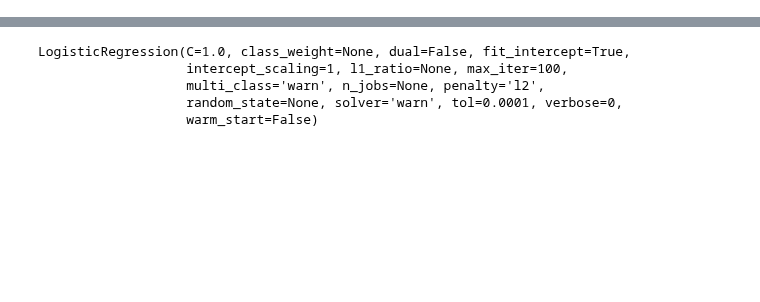
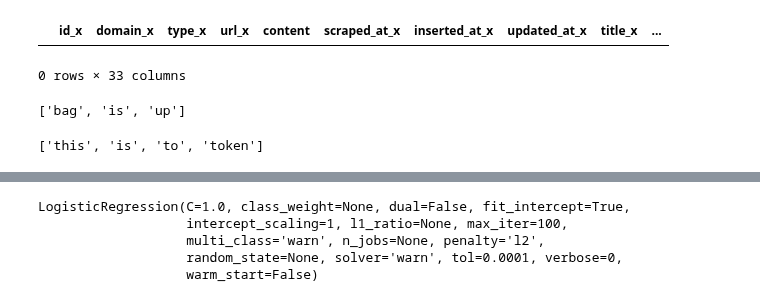
Before and after one commit to SystemOut1324/Datascience_Final_Project, a Jupyter notebook: Appendix/Manual/Setup_pred_Nikolaj.ipynb, the cells around one changed output, grey strips where cells are left out. Drawn from its saved outputs; the diff is of its cells as text; code cells hidden in the pictures; blank space fills up the shorter version.

```diff
--- a/Appendix/Manual/Setup_pred_Nikolaj.ipynb
+++ b/Appendix/Manual/Setup_pred_Nikolaj.ipynb
@@ -329,0 +77,2 @@ import multiprocessing
+# %%
+df_Uniq = df.loc[~df.index.isin(dupidx_lst)]
@@ -329,0 +103,40 @@ import multiprocessing
+# %%
+#USE THIS
+# This can generate a dataset with random purmutation and a max size for each type(can be smaller if desired max is not possible)
+
+# max size for type
+max_size = 5000
+# traning_set ratio - splits data into traning=ratio,  test and validate=(1-ratio)/2 ex. train=80%, test=10%, validate=10%
+ratio=0.8
+# Labels to include - ['fake', 'satire', 'bias', 'conspiracy', 'state', 'junksci', 'hate', 'clickbait', 'unreliable', 'political', 'reliable'] - all labels
+use_types = ['fake', 'satire', 'bias', 'conspiracy', 'junksci', 'hate', 'clickbait', 'unreliable', 'political', 'reliable']
+# Random seed
+rnd = 1
+
+# initialize dataframes
+train    = pd.DataFrame(columns = df_Uniq.columns)
+test     = pd.DataFrame(columns = df_Uniq.columns)
+
+# add type to test splits
+for t in use_types:
+
+    # type size
+    type_size = df_Uniq['type'].loc[df_Uniq['type'] == t].value_counts().min()
+
+    # set size of type slice
+    if type_size < max_size:
+        tmp = df_Uniq.loc[df_Uniq['type'] == t].sample(n = type_size, random_state=rnd)
+    else:
+        tmp = df_Uniq.loc[df_Uniq['type'] == t].sample(n = max_size, random_state=rnd)
+
+    # split current type
+    train_tmp, test_tmp = np.split(tmp, [int(ratio * len(tmp))])
+
+    # add tmp to dataframes
+    train    = pd.concat([train, train_tmp])
+    test     = pd.concat([test, test_tmp])
+
+    # print split shape
+    print("=>", t, tmp.shape, train_tmp.shape, test_tmp.shape)
+
+print("\n[Final split]\ntrain, test==>", train.shape, test.shape)
@@ -329,0 +157,5 @@ import multiprocessing
+# %%
+pd.merge(train,test, on =['content'], how ='inner')
+# %% [output]
+|  | id_x | domain_x | type_x | url_x | content | scraped_at_x | inserted_at_x | updated_at_x | title_x | ... |
+0 rows × 33 columns
@@ -329,0 +173,9 @@ import multiprocessing
+# %%
+import gensim
+from nltk.tokenize import sent_tokenize, word_tokenize
+from gensim.models.doc2vec import TaggedDocument, Doc2Vec
+from gensim.utils import tokenize
+q = word_tokenize('bag is up')
+q
+# %% [output]
+['bag', 'is', 'up']
@@ -329,0 +186,5 @@ import multiprocessing
+# %%
+#this is how the tokenizer works
+list(tokenize("This , is 5to TOKEN", lowercase = True))
+# %% [output]
+['this', 'is', 'to', 'token']
```
Also changed, not shown: parts of 98 cells of this notebook.
